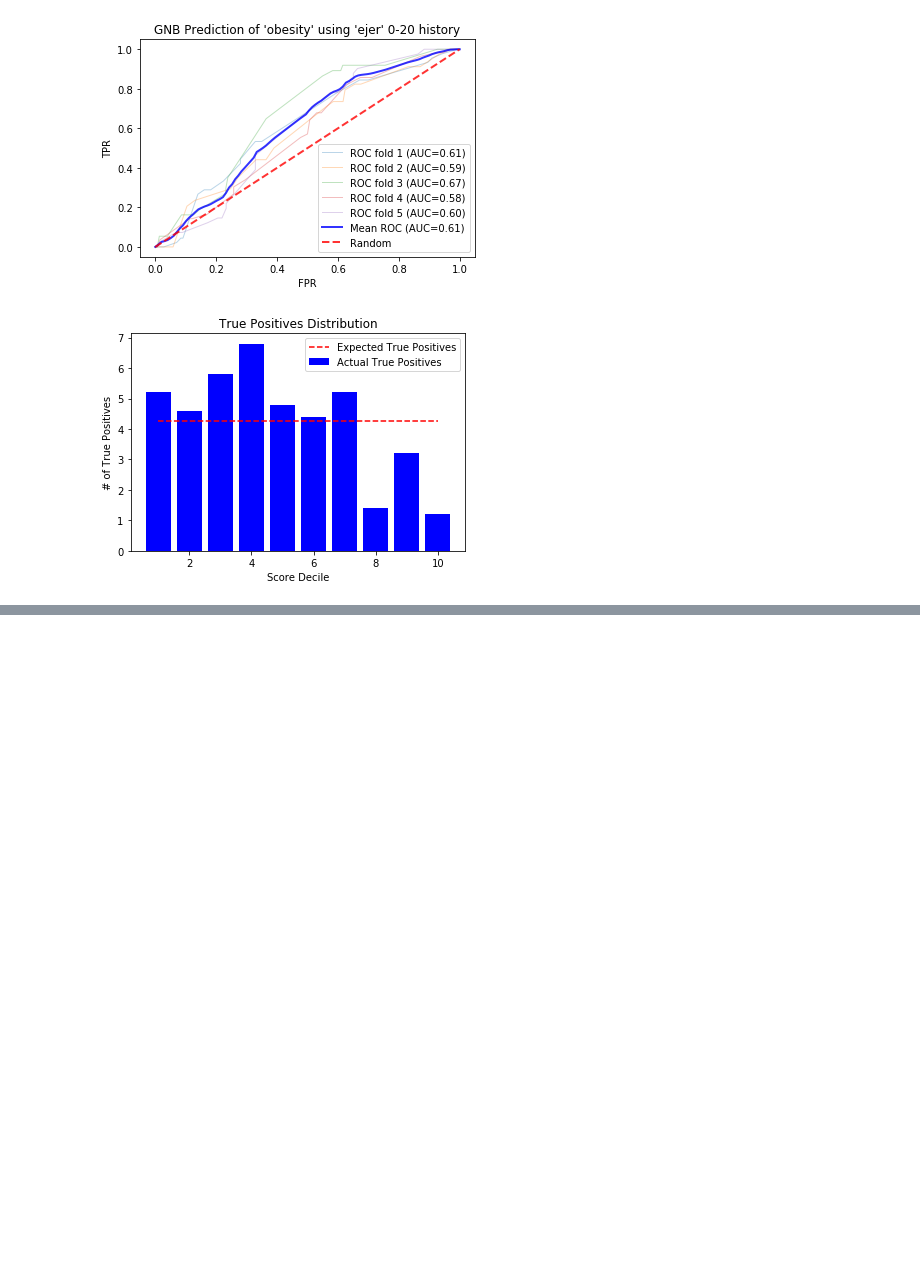
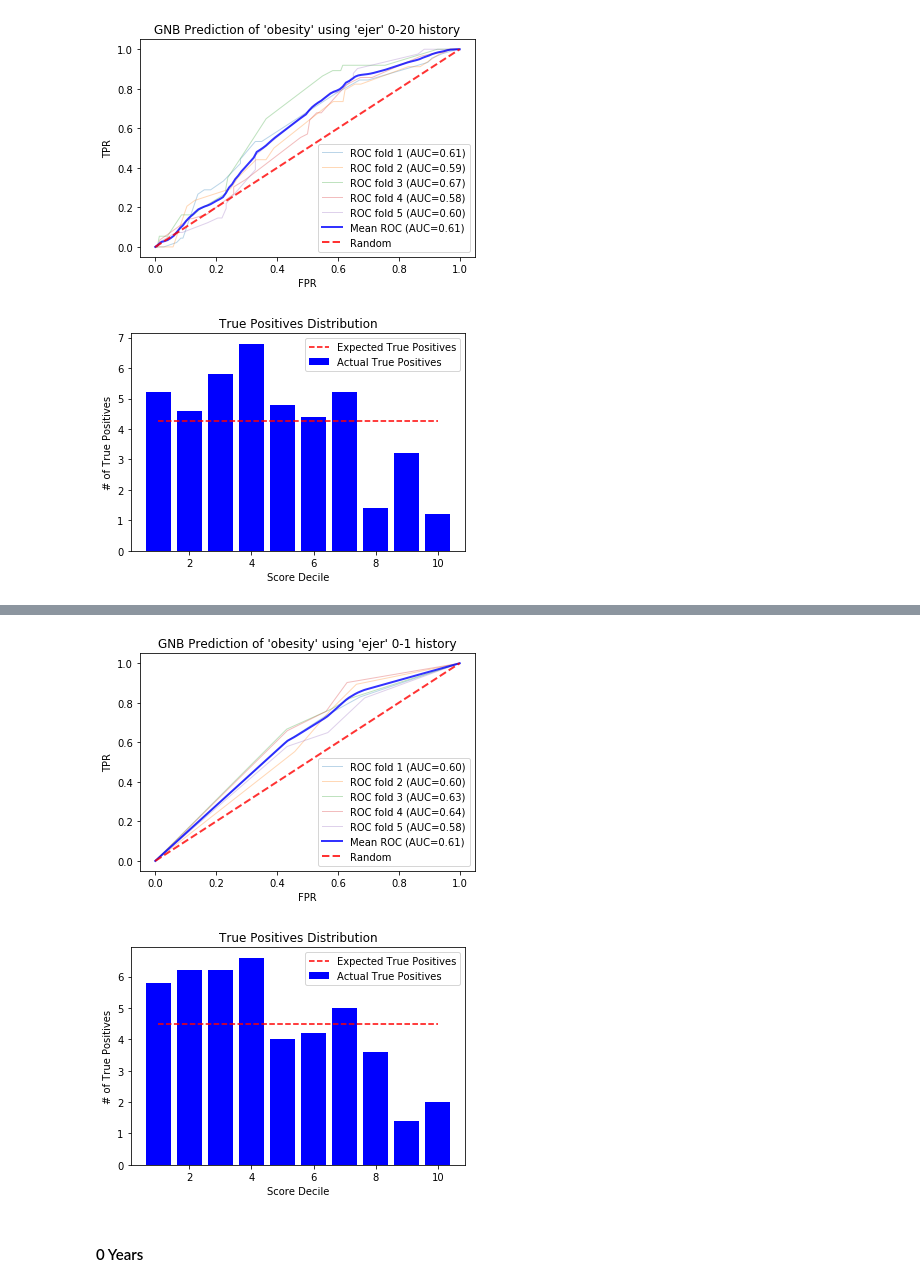
Before and after one commit to vicalbiter/histories, a Jupyter notebook: Histories + Classification.ipynb, the cells around one changed output, grey strips where cells are left out. Saved outputs shown, nothing was run; the diff lists cells and outputs as text; code cells hidden in the pictures; blank space fills up the shorter version.

```diff
--- a/Histories + Classification.ipynb
+++ b/Histories + Classification.ipynb
@@ -1468,0 +1521,10 @@ run_cv_sa_gnb(inputdf, qf, "obesity", 1, 5, "GNB Prediction of 'obesity' using '
+# %%
+cdata = ndata[["ejer0B", "ejer1B", "obesity"]]
+cdata = groupListOfVariables(["ejer0B", "ejer1B"], "ejerHistory0_1", cdata)
+cdata = cdata[(cdata.ejer0B != "N") & (cdata.ejer1B != "N")]
+histories = np.array(stringGenerator("", ["A", "B"], 2)).flatten()
+qf = "ejerHistory0_1"
+inputdf = pd.DataFrame()
+inputdf[qf] = cdata[qf]
+inputdf["obesity"] = cdata["obesity"]
+inputdf.head()
@@ -1468,0 +1539,7 @@ run_cv_sa_gnb(inputdf, qf, "obesity", 1, 5, "GNB Prediction of 'obesity' using '
+# %%
+run_cv_sa_gnb(inputdf, qf, "obesity", 1, 5, "GNB Prediction of 'obesity' using 'ejer' 0-1 history")
+# %% [output]
+[figure, added]
+[figure, added]
+# %% [markdown]
+#### 0 Years
```
Also changed, not shown: parts of 52 cells of this notebook, 28 other files.
